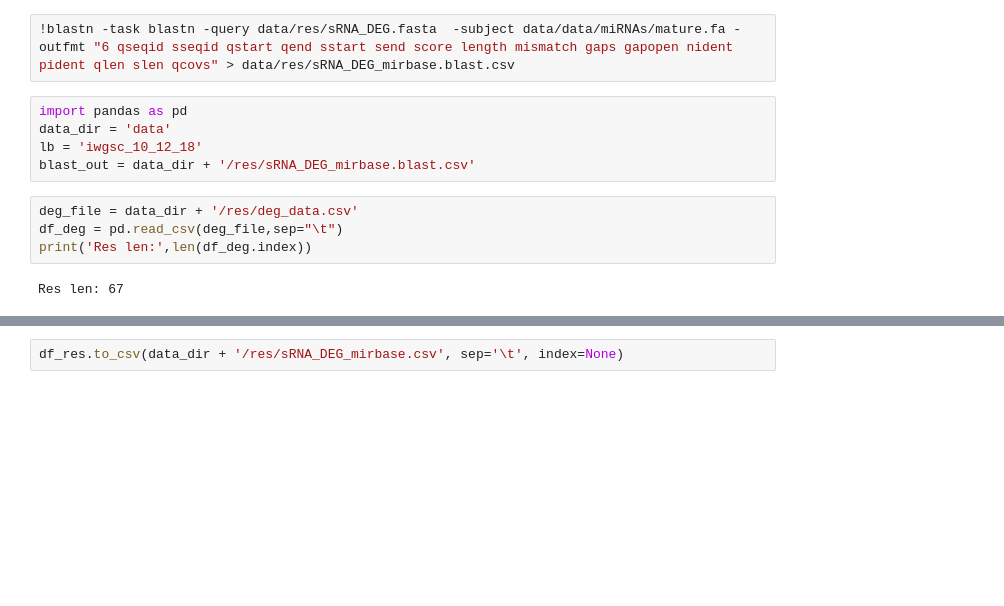
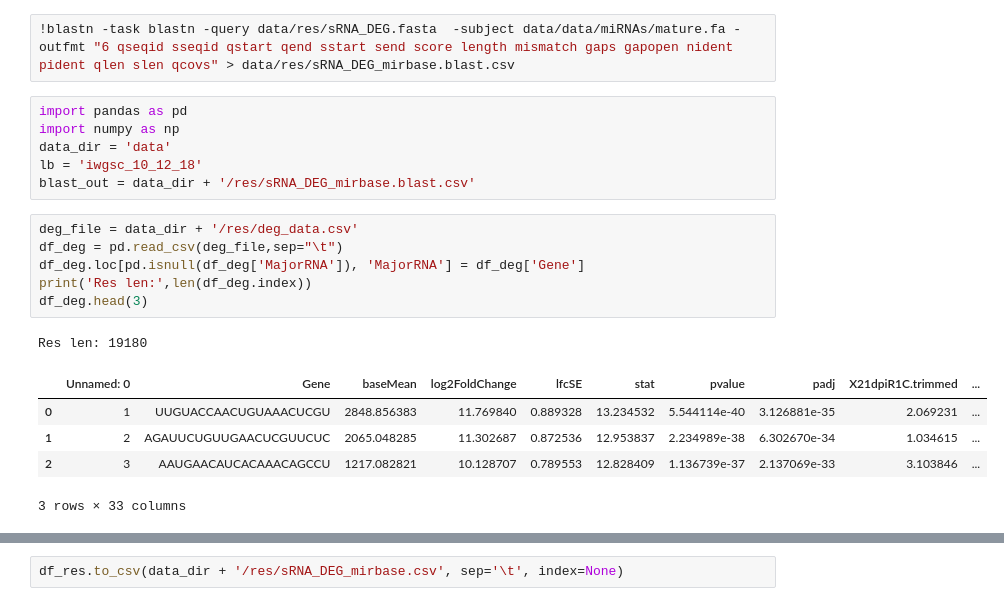
Before and after one commit to juancresc/mrcv, a Jupyter notebook: 3.1_filter_mirbase.ipynb, the cells around one changed output, grey strips where cells are left out. Cells and saved outputs as stored; diff of their text form; blank space fills up the shorter version.

```diff
--- a/3.1_filter_mirbase.ipynb
+++ b/3.1_filter_mirbase.ipynb
@@ -2,15 +2,23 @@
 !blastn -task blastn -query data/res/sRNA_DEG.fasta  -subject data/data/miRNAs/mature.fa -outfmt "6 qseqid sseqid qstart qend sstart send score length mismatch gaps gapopen nident pident qlen slen qcovs" > data/res/sRNA_DEG_mirbase.blast.csv
 # %%
 import pandas as pd
+import numpy as np
 data_dir = 'data'
 lb = 'iwgsc_10_12_18'
 blast_out = data_dir + '/res/sRNA_DEG_mirbase.blast.csv'
 # %%
 deg_file = data_dir + '/res/deg_data.csv'
 df_deg = pd.read_csv(deg_file,sep="\t")
+df_deg.loc[pd.isnull(df_deg['MajorRNA']), 'MajorRNA'] = df_deg['Gene']
 print('Res len:',len(df_deg.index))
+df_deg.head(3)
 # %% [output]
-Res len: 67
+Res len: 19180
+|  | Unnamed: 0 | Gene | baseMean | log2FoldChange | lfcSE | stat | pvalue | padj | X21dpiR1C.trimmed | ... |
+| 0 | 1 | UUGUACCAACUGUAAACUCGU | 2848.856383 | 11.769840 | 0.889328 | 13.234532 | 5.544114e-40 | 3.126881e-35 | 2.069231 | ... |
+| 1 | 2 | AGAUUCUGUUGAACUCGUUCUC | 2065.048285 | 11.302687 | 0.872536 | 12.953837 | 2.234989e-38 | 6.302670e-34 | 1.034615 | ... |
+| 2 | 3 | AAUGAACAUCACAAACAGCCU | 1217.082821 | 10.128707 | 0.789553 | 12.828409 | 1.136739e-37 | 2.137069e-33 | 3.103846 | ... |
+3 rows × 33 columns
 # %%
 df_blast = pd.read_csv(blast_out,sep="\t", header=None)
 df_blast.columns = ['qseqid','sseqid','qstart','qend','sstart','send','score','length','mismatch','gaps','gapopen','nident','pident','qlen','slen','qcovs']
```
Also changed, not shown: parts of 8 cells of this notebook, 3 other files.
